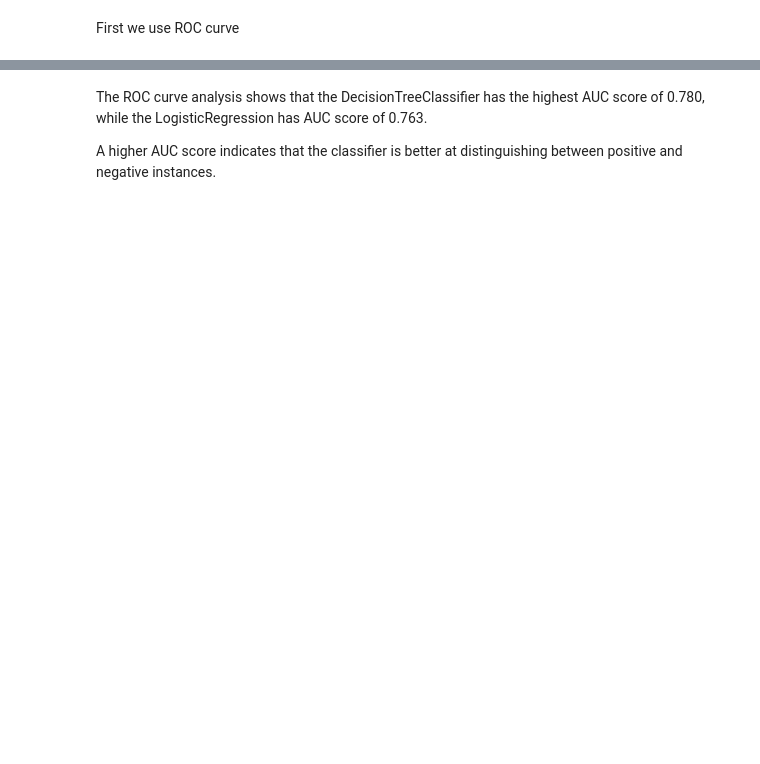
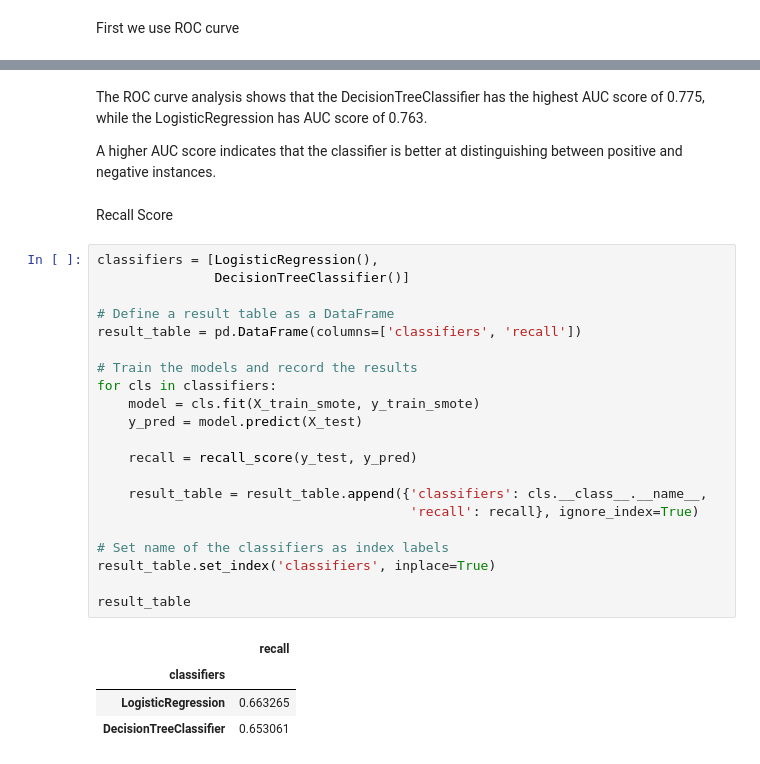
Before and after one commit to AgathaNyambati/SyriaTel-Customer-Churn, a Jupyter notebook: churn.ipynb, the cells around one changed output, grey strips where cells are left out. Drawn from its saved outputs; the diff is of its cells as text; blank space fills up the shorter version.

```diff
--- a/churn.ipynb
+++ b/churn.ipynb
@@ -828,4 +828,32 @@ plt.show()
 # %% [markdown]
-The ROC curve analysis shows that the DecisionTreeClassifier  has the highest AUC score of 0.780, while the LogisticRegression has AUC score of 0.763.
+The ROC curve analysis shows that the DecisionTreeClassifier  has the highest AUC score of 0.775, while the LogisticRegression has AUC score of 0.763.
 
 A higher AUC score indicates that the classifier is better at distinguishing between positive and negative instances.
+# %% [markdown]
+Recall Score
+# %%
+classifiers = [LogisticRegression(),
+               DecisionTreeClassifier()]
+
+# Define a result table as a DataFrame
+result_table = pd.DataFrame(columns=['classifiers', 'recall'])
+
+# Train the models and record the results
+for cls in classifiers:
+    model = cls.fit(X_train_smote, y_train_smote)
+    y_pred = model.predict(X_test)
+
+    recall = recall_score(y_test, y_pred)
+
+    result_table = result_table.append({'classifiers': cls.__class__.__name__,
+                                        'recall': recall}, ignore_index=True)
+
+# Set name of the classifiers as index labels
+result_table.set_index('classifiers', inplace=True)
+
+result_table
+# %% [output]
+|  | recall |
+| classifiers |  |
+| LogisticRegression | 0.663265 |
+| DecisionTreeClassifier | 0.653061 |
```
Also changed, not shown: parts of 11 cells of this notebook.
